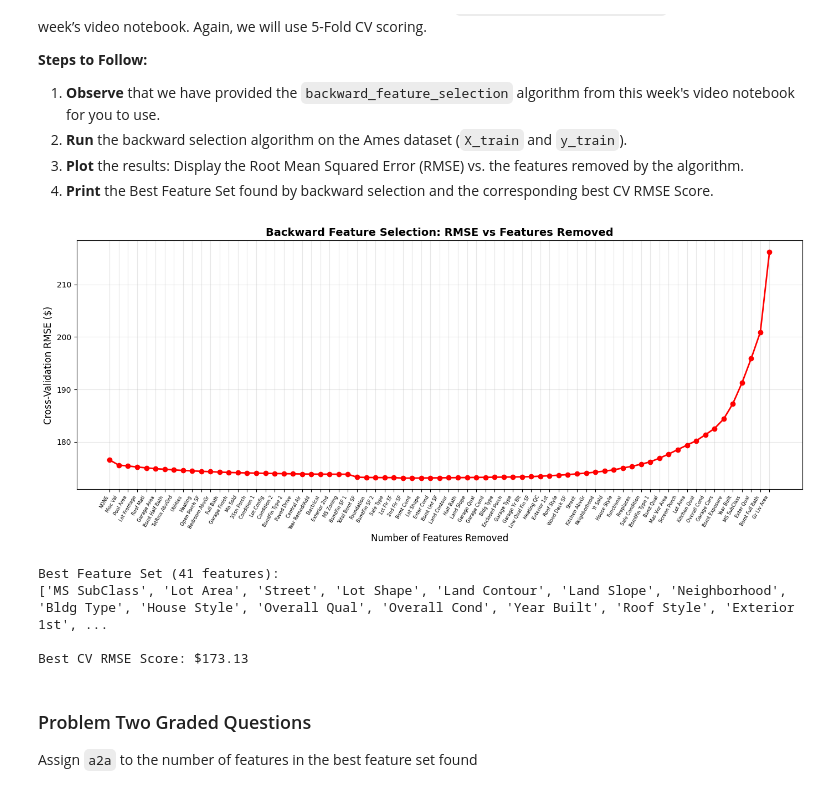
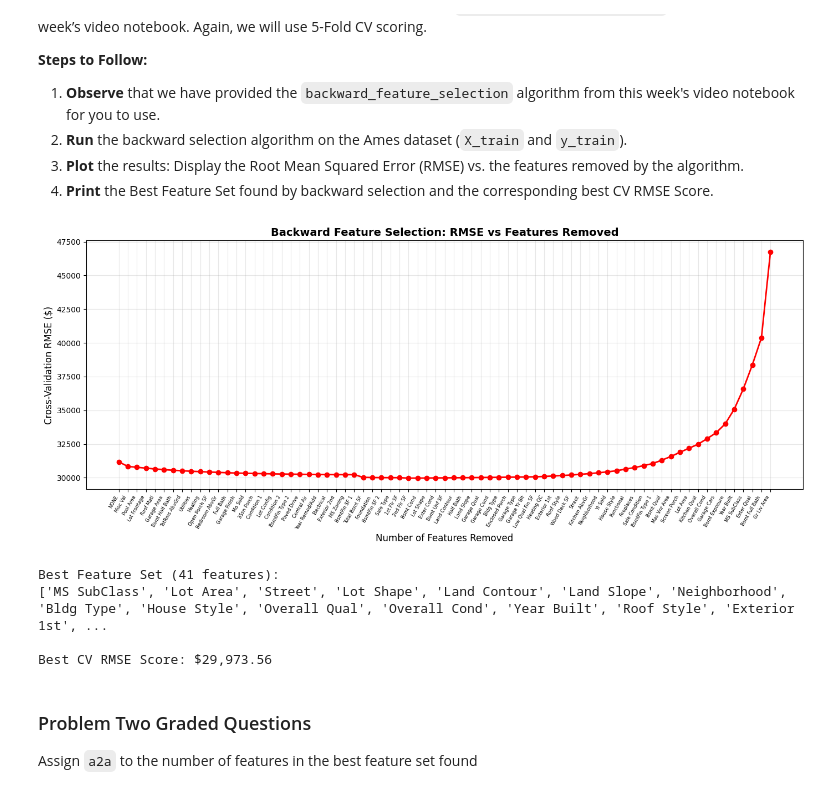
Before and after one commit to rajraman7/Module-3-Assignments, a Jupyter notebook: Homework_05.ipynb, the cells around one changed output. Drawn from its saved outputs; the diff is of its cells as text; code cells hidden in the pictures.

```diff
--- a/Homework_05.ipynb
+++ b/Homework_05.ipynb
@@ -343,41 +343,42 @@ def backward_feature_selection(X, y, model,
 # %%
 # Your code here:  Run Backward Feature Selection, plot the results, and print out the Best Feature Set and the Best CV RMSE Score found.
 
 # Run Backward Feature Selection
 model = LinearRegression()
 
 selected_features_backward, cv_scores_backward, best_feature_set_backward, best_cv_score_backward = backward_feature_selection(
     X_train, y_train, model,
     scoring='neg_root_mean_squared_error',
     cv=5,
     verbose=False
 )
 
-# Convert MSE to RMSE
-cv_rmse_scores_backward = [np.sqrt(score) for score in cv_scores_backward]
-best_cv_rmse_backward = np.sqrt(best_cv_score_backward)
+# Since the backward_feature_selection function already negates the scores,
+# they are already positive RMSE values - use them directly
+cv_rmse_scores_backward = cv_scores_backward
+best_cv_rmse_backward = best_cv_score_backward
 
 # Plot RMSE vs Features Removed
 plt.figure(figsize=(14, 6))
 plt.plot(range(len(cv_rmse_scores_backward)), cv_rmse_scores_backward, marker='o', linestyle='-', color='r', linewidth=2)
 plt.xlabel('Number of Features Removed', fontsize=12)
 plt.ylabel('Cross-Validation RMSE ($)', fontsize=12)
 plt.title('Backward Feature Selection: RMSE vs Features Removed', fontsize=14, fontweight='bold')
 plt.grid(True, alpha=0.3)
 plt.xticks(range(len(selected_features_backward)), selected_features_backward, rotation=60, ha='right', fontsize=6)
 plt.tight_layout()
 plt.show()
 
 # Print Best Feature Set and Best CV RMSE Score
 print(f"\nBest Feature Set ({len(best_feature_set_backward)} features):")
 print(best_feature_set_backward)
 print(f"\nBest CV RMSE Score: ${best_cv_rmse_backward:,.2f}")
 # %% [output]
-[figure, old version]
+[figure, new version]
 Best Feature Set (41 features):
 ['MS SubClass', 'Lot Area', 'Street', 'Lot Shape', 'Land Contour', 'Land Slope', 'Neighborhood', 'Bldg Type', 'House Style', 'Overall Qual', 'Overall Cond', 'Year Built', 'Roof Style', 'Exterior 1st', ...
 
-Best CV RMSE Score: $173.13
+Best CV RMSE Score: $29,973.56
 # %% [markdown]
 ### Problem Two Graded Questions
 
```
Also changed, not shown: parts of 3 cells of this notebook.
